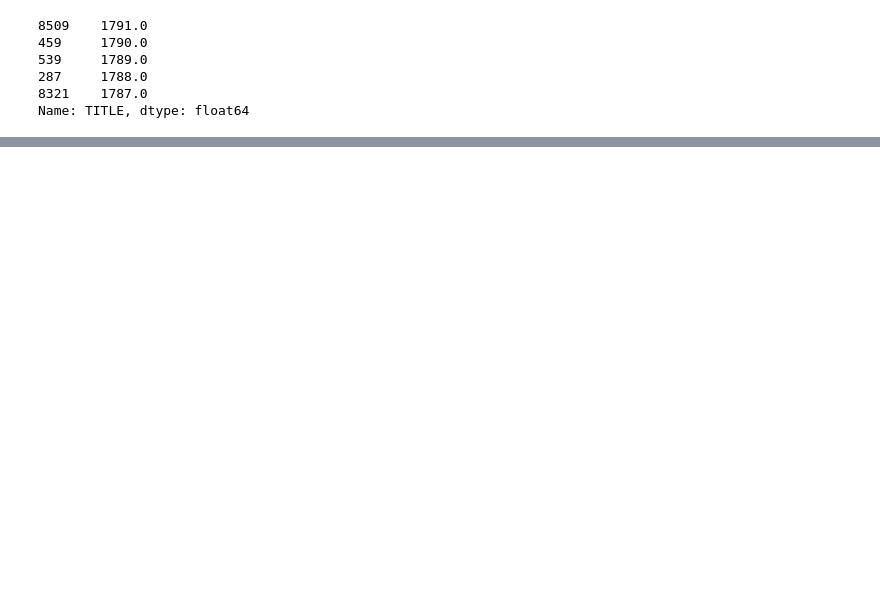
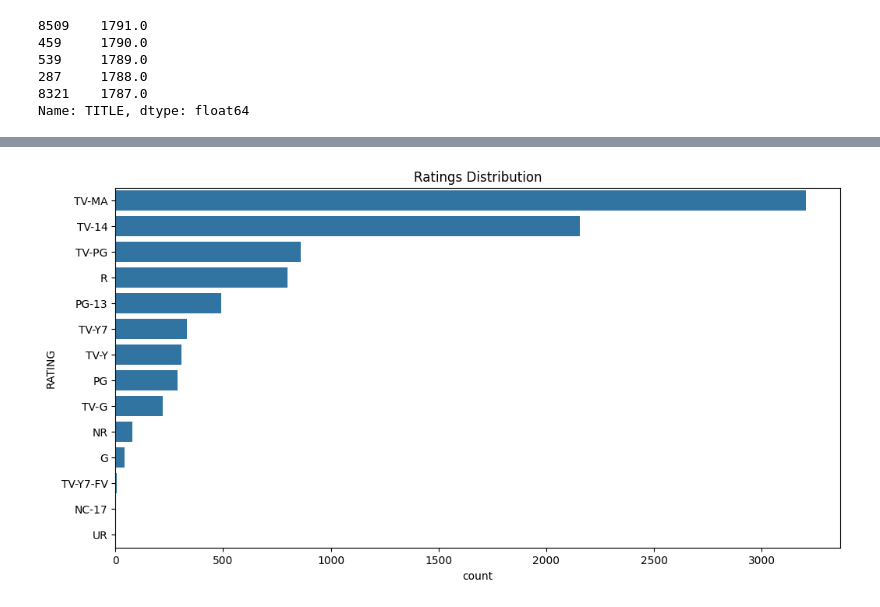
Before and after one commit to ShlokGadhave/Netflix, a Jupyter notebook: main.ipynb, the cells around one changed output, grey strips where cells are left out. Cells and saved outputs as stored; diff of their text form; code cells hidden in the pictures; blank space fills up the shorter version.

```diff
--- a/main.ipynb
+++ b/main.ipynb
@@ -375,0 +405,15 @@ Name: TITLE, dtype: float64
+# %%
+
+plt.figure(figsize=(12,6))
+
+sns.countplot(
+    y='RATING',
+    data=df,
+    order=df['RATING'].value_counts().index
+)
+
+plt.title("Ratings Distribution")
+
+plt.show()
+# %% [output]
+[figure, added]
```
Also changed, not shown: parts of 11 cells of this notebook.
